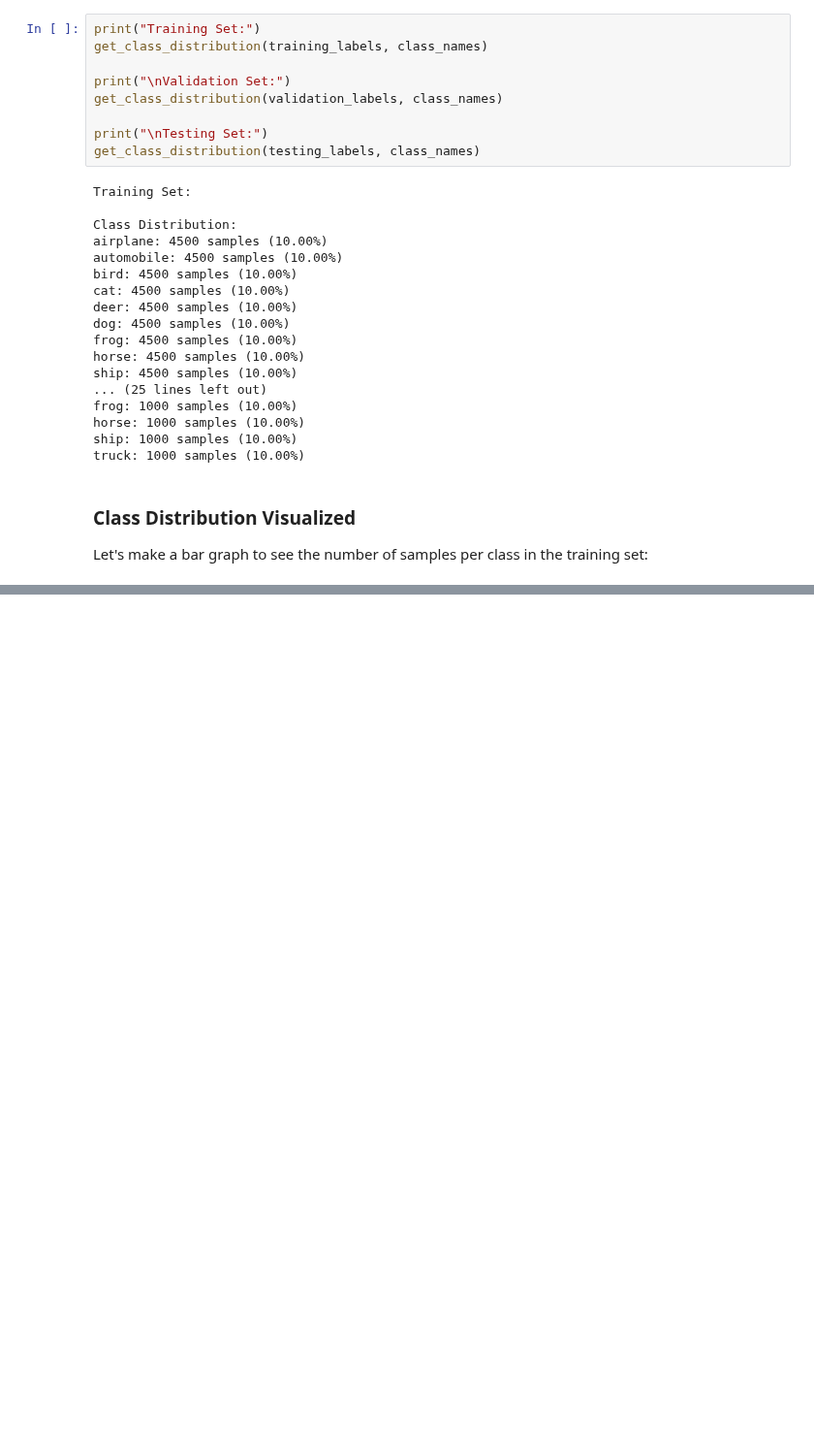
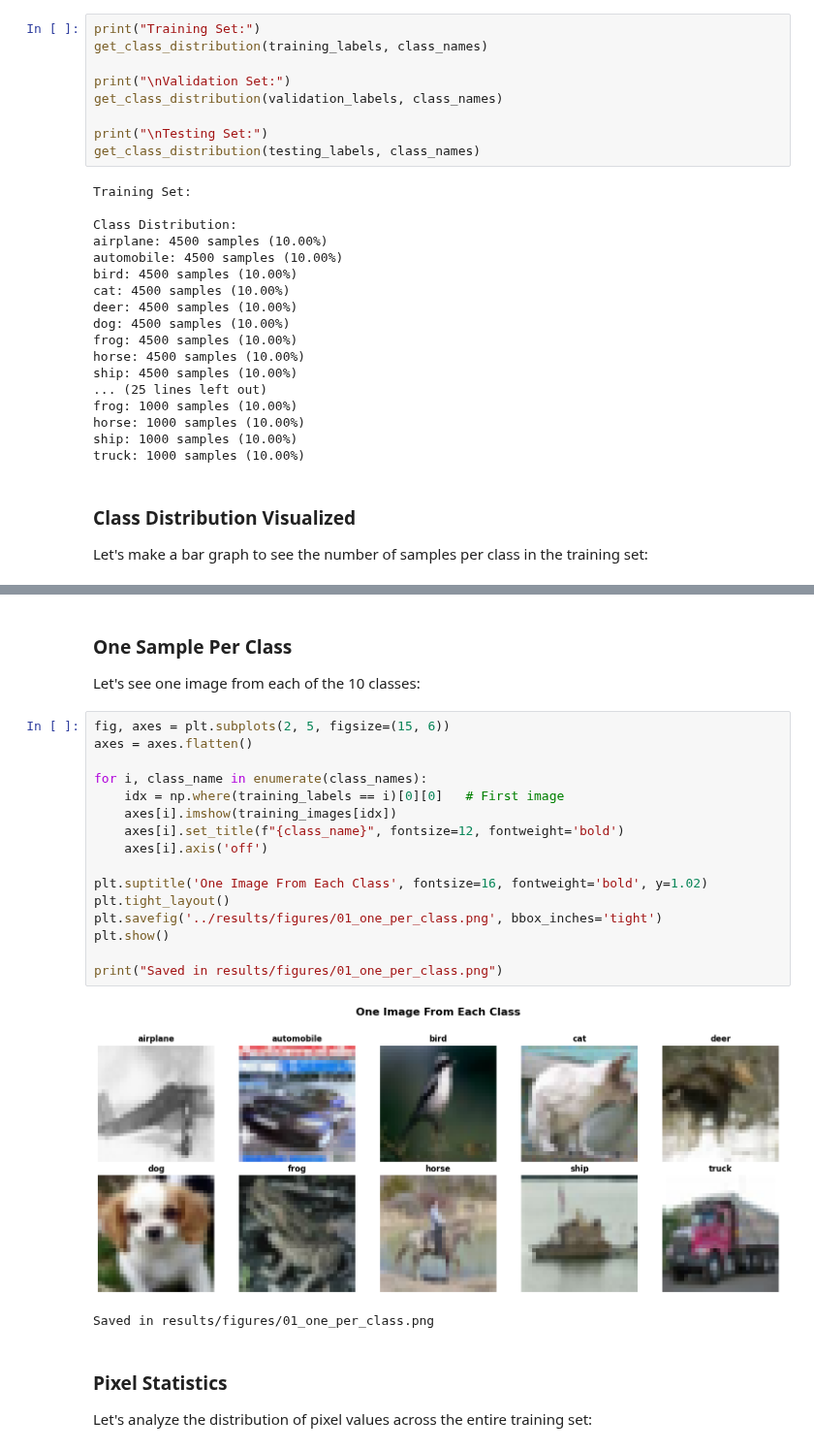
Before and after one commit to ShawarmaOnGit/tda-adversarial-detection, a Jupyter notebook: notebooks/01_data_exploration.ipynb, the cells around one changed output, grey strips where cells are left out. Shown at 97% size. Cells and saved outputs as stored; diff of their text form; blank space fills up the shorter version.

```diff
--- a/notebooks/01_data_exploration.ipynb
+++ b/notebooks/01_data_exploration.ipynb
@@ -154,0 +163,27 @@ print("Saved in: results/figures/01_class_distribution.png")
+# %% [markdown]
+### One Sample Per Class
+
+Let's see one image from each of the 10 classes:
+# %%
+fig, axes = plt.subplots(2, 5, figsize=(15, 6))
+axes = axes.flatten()
+
+for i, class_name in enumerate(class_names):
+    idx = np.where(training_labels == i)[0][0]   # First image
+    axes[i].imshow(training_images[idx])
+    axes[i].set_title(f"{class_name}", fontsize=12, fontweight='bold')
+    axes[i].axis('off')
+
+plt.suptitle('One Image From Each Class', fontsize=16, fontweight='bold', y=1.02)
+plt.tight_layout()
+plt.savefig('../results/figures/01_one_per_class.png', bbox_inches='tight')
+plt.show()
+
+print("Saved in results/figures/01_one_per_class.png")
+# %% [output]
+[figure, added]
+Saved in results/figures/01_one_per_class.png
+# %% [markdown]
+### Pixel Statistics
+
+Let's analyze the distribution of pixel values across the entire training set:
```
Also changed, not shown: parts of 9 cells of this notebook.
